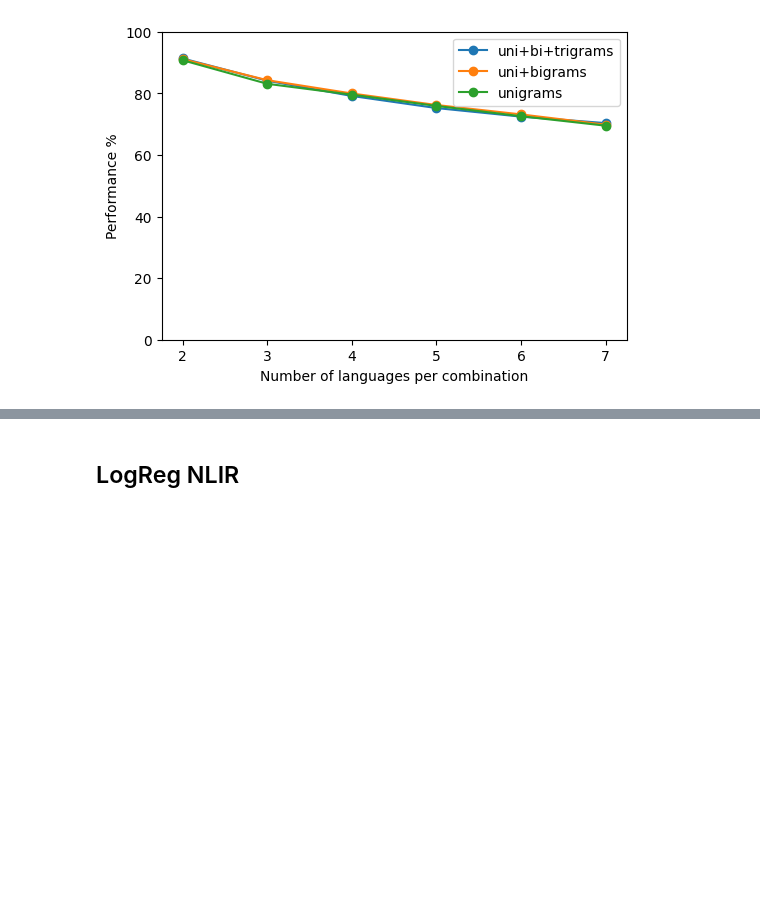
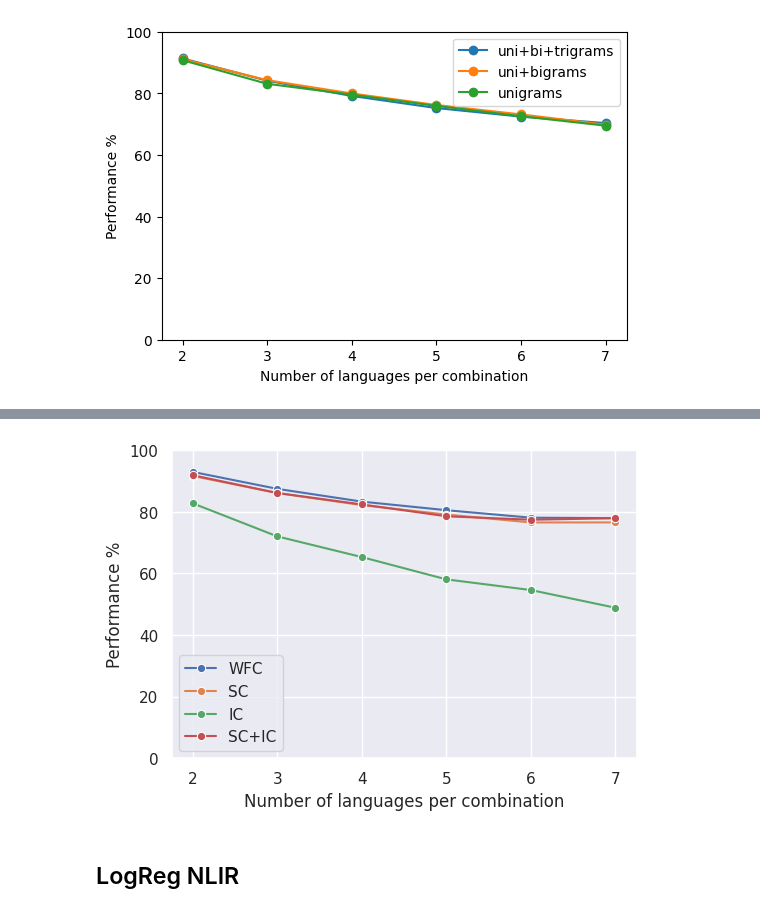
Before and after one commit to linaskerath/ANLP_project, a Jupyter notebook: scripts/5_logreg_model_new.ipynb, the cells around one changed output, grey strips where cells are left out. Saved outputs shown, nothing was run; the diff lists cells and outputs as text; code cells hidden in the pictures; blank space fills up the shorter version.

```diff
--- a/scripts/5_logreg_model_new.ipynb
+++ b/scripts/5_logreg_model_new.ipynb
@@ -189,3 +192,29 @@ axes.set_ylim(0, 100);
+# %%
+sns.set_theme()
+#sns.lineplot(data=may_flights, x="year", y="passengers")
+
+fig, axes = plt.subplots(ncols=1, figsize=(6,4))
+sns.lineplot(x=np.array(dict_performances_groups_wfc)[:, 0],
+        y=[i * 100 for i in  np.array(dict_performances_groups_wfc)[:, 1]],
+        marker='o', label = 'WFC', ax = axes)
+sns.lineplot(x=np.array(dict_performances_groups_sc)[:, 0],
+        y=[i * 100 for i in  np.array(dict_performances_groups_sc)[:, 1]],
+        marker='o', label = 'SC')
+sns.lineplot(x=np.array(dict_performances_groups_ic)[:, 0],
+        y=[i * 100 for i in  np.array(dict_performances_groups_ic)[:, 1]],
+        marker='o', label = 'IC')
+sns.lineplot(x=np.array(dict_performances_groups_scic)[:, 0],
+        y=[i * 100 for i in  np.array(dict_performances_groups_scic)[:, 1]],
+        marker='o', label = 'SC+IC')
+
+# mean performance per group of all combinations of languages
+#axes.set_title(' Mean performance per group of all possible combinations of languages. E.g. 2 on the x axis means a group all language pairs amd y shows the mean performance.')
+axes.legend()
+axes.set_xlabel('Number of languages per combination')
+axes.set_ylabel('Performance %')
+axes.set_ylim(0, 100);
+# %% [output]
+[figure, added]
 # %% [markdown]
 ## LogReg NLIR
 # %%
```
Also changed, not shown: parts of 11 cells of this notebook, 7 other files.
